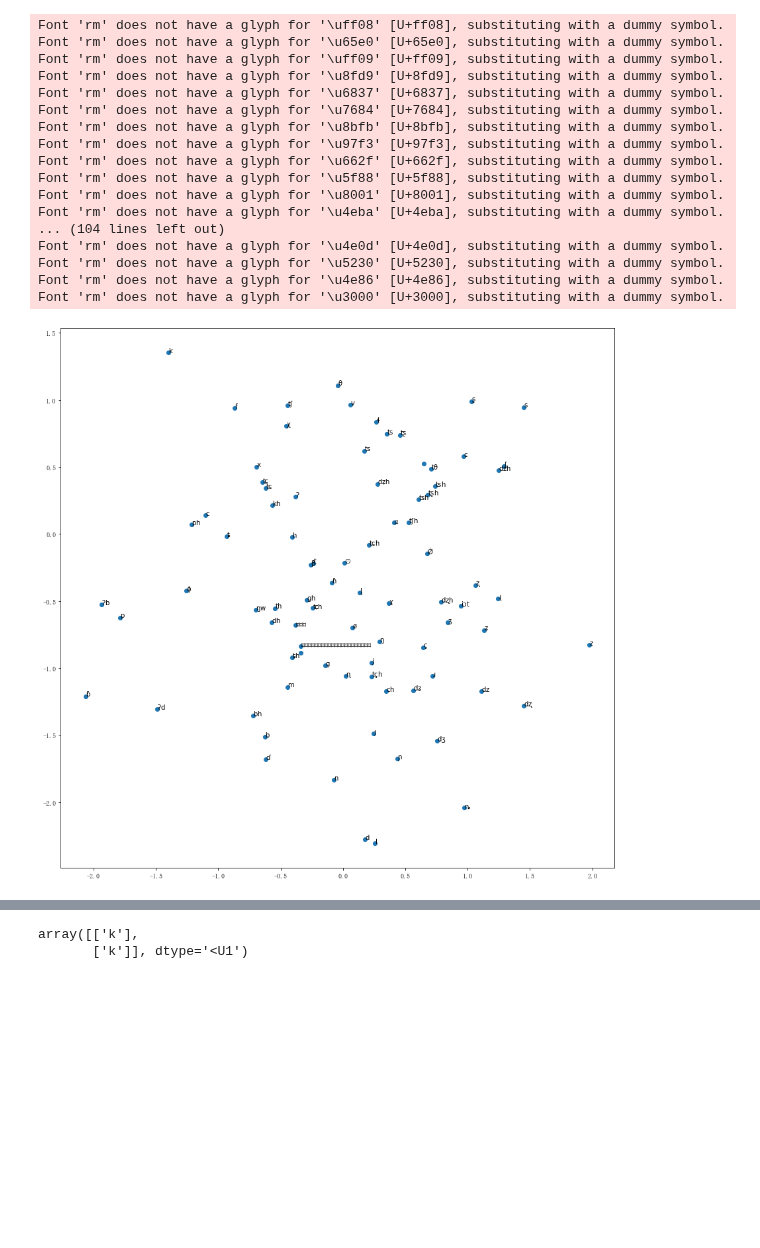
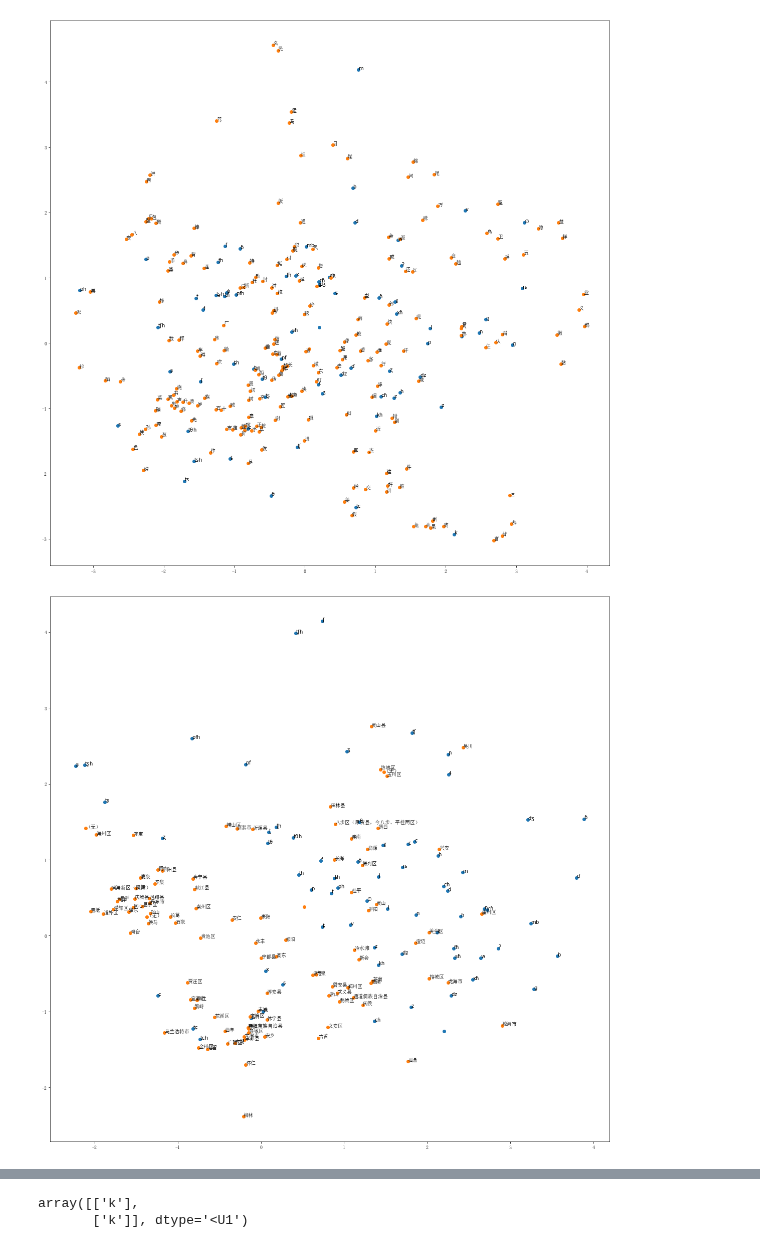
Before and after one commit to lernanto/sincomp, a Jupyter notebook: scripts/zhongguoyuyan/test_predictor.ipynb, the cells around one changed output, grey strips where cells are left out. Cells and saved outputs as stored; diff of their text form; code cells hidden in the pictures; blank space fills up the shorter version.

```diff
--- a/scripts/zhongguoyuyan/test_predictor.ipynb
+++ b/scripts/zhongguoyuyan/test_predictor.ipynb
@@ -85,9 +115,10 @@ checkpoint = tf.train.Checkpoint(
     step=tf.Variable(0),
     dialect_emb=dp.dialect_emb,
     char_emb=dp.char_emb,
-    res_weights1=dp.res_weights1,
-    res_weights2=dp.res_weights2,
-    output_embs=dp.output_embs,
+    trans_weights=dp.trans_weights,
+    att_weighst=dp.att_weights,
+    target_embs=dp.target_embs,
+    target_biases=dp.target_biases,
     optimizer=dp.optimizer
 )
 manager = tf.train.CheckpointManager(checkpoint, os.path.join(output_prefix, 'checkpoints'), max_to_keep=1000)
@@ -155,7 +187,7 @@ if x.shape[0] > 10000:
 sns.lineplot(x=x, y=y, ax=ax1)
 ax1.set_title('dialect embbedding')
 
-x  =np.repeat(steps, char_embs.shape[1] * char_embs.shape[2])
+x = np.repeat(steps, char_embs.shape[1] * char_embs.shape[2])
 y = char_embs.flatten()
 idx = np.random.choice(np.arange(x.shape[0]), 10000, replace=False)
 sns.lineplot(x=x[idx], y=y[idx], ax=ax2)
@@ -168,10 +200,10 @@ ax2.set_title('character embedding')
 
 plt.show()
 
-fig, axes = plt.subplots(len(output_embs), 1, squeeze=False)
-fig.set_size_inches(8, 6 * len(output_embs))
+fig, axes = plt.subplots(len(target_embs), 1, squeeze=False)
+fig.set_size_inches(8, 6 * len(target_embs))
 
-for i, emb in enumerate(output_embs):
+for i, emb in enumerate(target_embs):
     x = np.repeat(steps, emb.shape[1] * emb.shape[2])
     y = emb.flatten()
     if x.shape[0] > 10000:
@@ -180,7 +212,7 @@ for i, emb in enumerate(output_embs):
         y = y[idx]
 
     sns.lineplot(x=x, y=y, ax=axes[i, 0])
-    axes[i, 0].set_title('output embedding {}'.format(i))
+    axes[i, 0].set_title('target embedding {}'.format(i))
 
 plt.show()
 # %% [output]
@@ -189,11 +221,14 @@ plt.show()
 # %%
 dialect_emb = dp.dialect_emb.numpy()
-char_emb = tf.clip_by_value(dp.char_emb, -1, 1).numpy()
-char_pca = PCA(2)
-char_pc = char_pca.fit_transform(char_emb)
+dialect_pca = PCA(2).fit(dialect_emb)
+dialect_pc = dialect_pca.transform(dialect_emb)
+char_emb = dp.char_emb.numpy()
+char_pca = PCA(2).fit(char_emb)
+char_pc = char_pca.transform(char_emb)
 
-initial_emb = dp.output_embs[0].numpy()
-initial_pc = char_pca.transform(initial_emb)
+initial_emb = dp.target_embs[0].numpy()
+initial_pc = char_pca.transform(initial_emb[:, :10])
+initial_dialect_pc = dialect_pca.transform(initial_emb[:, :10])
 # %%
 plt.figure(figsize=(8, 6))
 sns.boxplot(data=initial_emb, color='red')
@@ -242,33 +281,28 @@ for w1, w2 in zip(dp.res_weights1, dp.res_weights2):
 # %%
-plt.figure(figsize=(15, 15))
-
-if False:
-    for initial in np.unique(preds[:, 0]):
-        cooc = np.mean(sample_pc[preds[:, 0] == initial], axis=0)
-        plt.scatter(cooc[None, 0], cooc[None, 1], color='red')
-        plt.annotate(r'$\mathrm{{{}}}$'.format(initial), xy=(cooc[0], cooc[1]))
+plt.figure(figsize=(20, 20))
 
 plt.scatter(initial_pc[:, 0], initial_pc[:, 1])
-for i, initial in enumerate(np.char.decode(dp.outputs[0].numpy().astype(np.bytes_))):
+for i, initial in enumerate(np.char.decode(dp.targets[0].numpy().astype(np.bytes_))):
     plt.annotate(r'$\mathrm{{{}}}$'.format(initial), xy=(initial_pc[i, 0], initial_pc[i, 1]))
 
+plt.scatter(char_pc[:, 0], char_pc[:, 1])
+for i, cid in enumerate(dp.chars.numpy().astype(int)):
+    plt.annotate(char.loc[cid, 'item'], xy=(char_pc[i, 0], char_pc[i, 1]))
+
 plt.show()
 # %% [output]
-Font 'rm' does not have a glyph for '\uff08' [U+ff08], substituting with a dummy symbol.
-Font 'rm' does not have a glyph for '\u65e0' [U+65e0], substituting with a dummy symbol.
-Font 'rm' does not have a glyph for '\uff09' [U+ff09], substituting with a dummy symbol.
-Font 'rm' does not have a glyph for '\u8fd9' [U+8fd9], substituting with a dummy symbol.
-Font 'rm' does not have a glyph for '\u6837' [U+6837], substituting with a dummy symbol.
-Font 'rm' does not have a glyph for '\u7684' [U+7684], substituting with a dummy symbol.
-Font 'rm' does not have a glyph for '\u8bfb' [U+8bfb], substituting with a dummy symbol.
-Font 'rm' does not have a glyph for '\u97f3' [U+97f3], substituting with a dummy symbol.
-Font 'rm' does not have a glyph for '\u662f' [U+662f], substituting with a dummy symbol.
-Font 'rm' does not have a glyph for '\u5f88' [U+5f88], substituting with a dummy symbol.
-Font 'rm' does not have a glyph for '\u8001' [U+8001], substituting with a dummy symbol.
-Font 'rm' does not have a glyph for '\u4eba' [U+4eba], substituting with a dummy symbol.
-... (104 lines left out)
-Font 'rm' does not have a glyph for '\u4e0d' [U+4e0d], substituting with a dummy symbol.
-Font 'rm' does not have a glyph for '\u5230' [U+5230], substituting with a dummy symbol.
-Font 'rm' does not have a glyph for '\u4e86' [U+4e86], substituting with a dummy symbol.
-Font 'rm' does not have a glyph for '\u3000' [U+3000], substituting with a dummy symbol.
-[figure, old version]
+[figure, new version]
+# %%
+plt.figure(figsize=(20, 20))
+
+plt.scatter(initial_dialect_pc[:, 0], initial_dialect_pc[:, 1])
+for i, initial in enumerate(np.char.decode(dp.targets[0].numpy().astype(np.bytes_))):
+    plt.annotate(r'$\mathrm{{{}}}$'.format(initial), xy=(initial_dialect_pc[i, 0], initial_dialect_pc[i, 1]))
+
+plt.scatter(dialect_pc[:, 0], dialect_pc[:, 1])
+for i, oid in enumerate(np.char.decode(dp.dialects.numpy().astype(np.bytes_))):
+    plt.annotate(location.loc[oid, 'country'], xy=(dialect_pc[i, 0], dialect_pc[i, 1]))
+
+plt.show()
+# %% [output]
+[figure, added]
```
Also changed, not shown: parts of 19 cells of this notebook, 1 other file.
